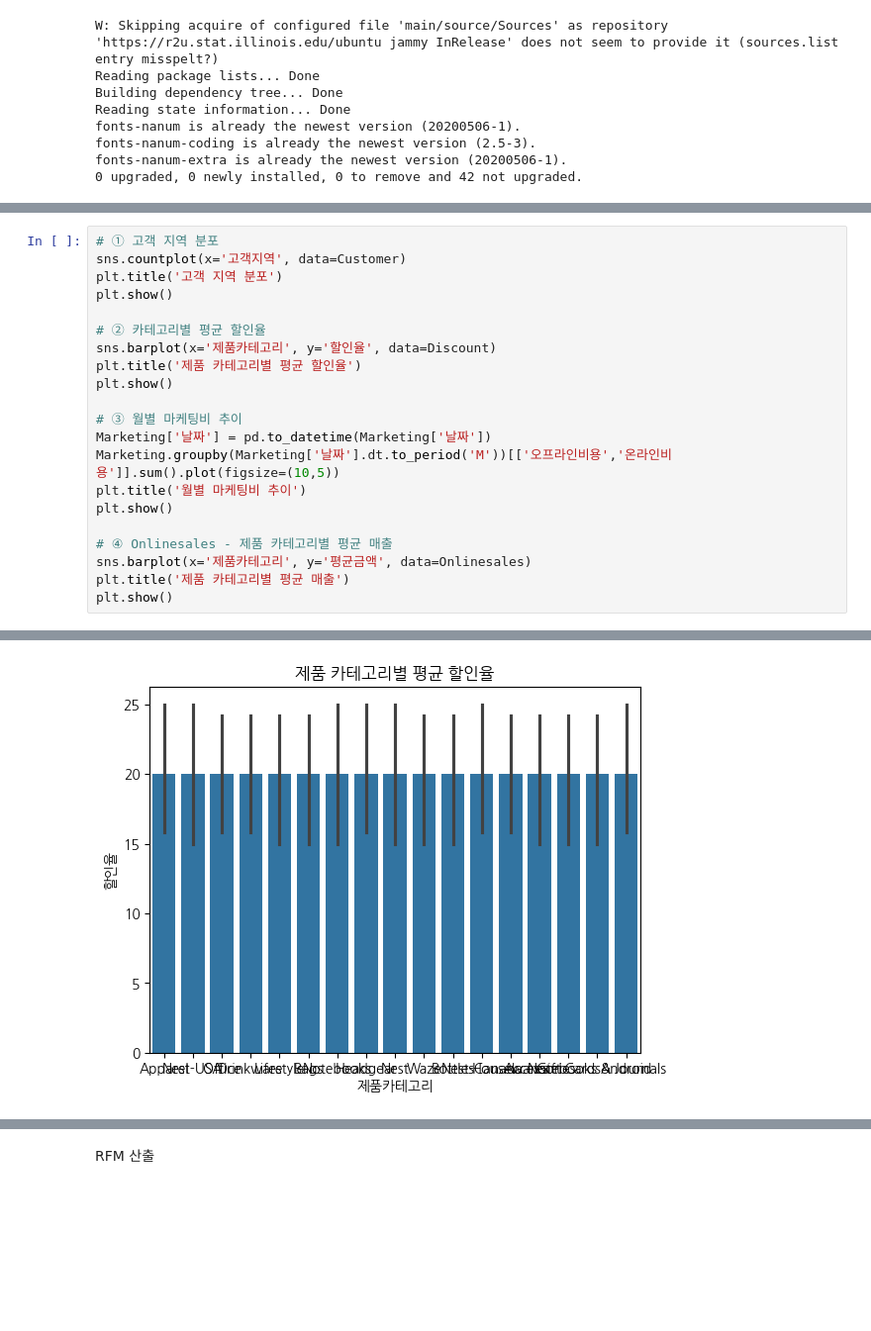
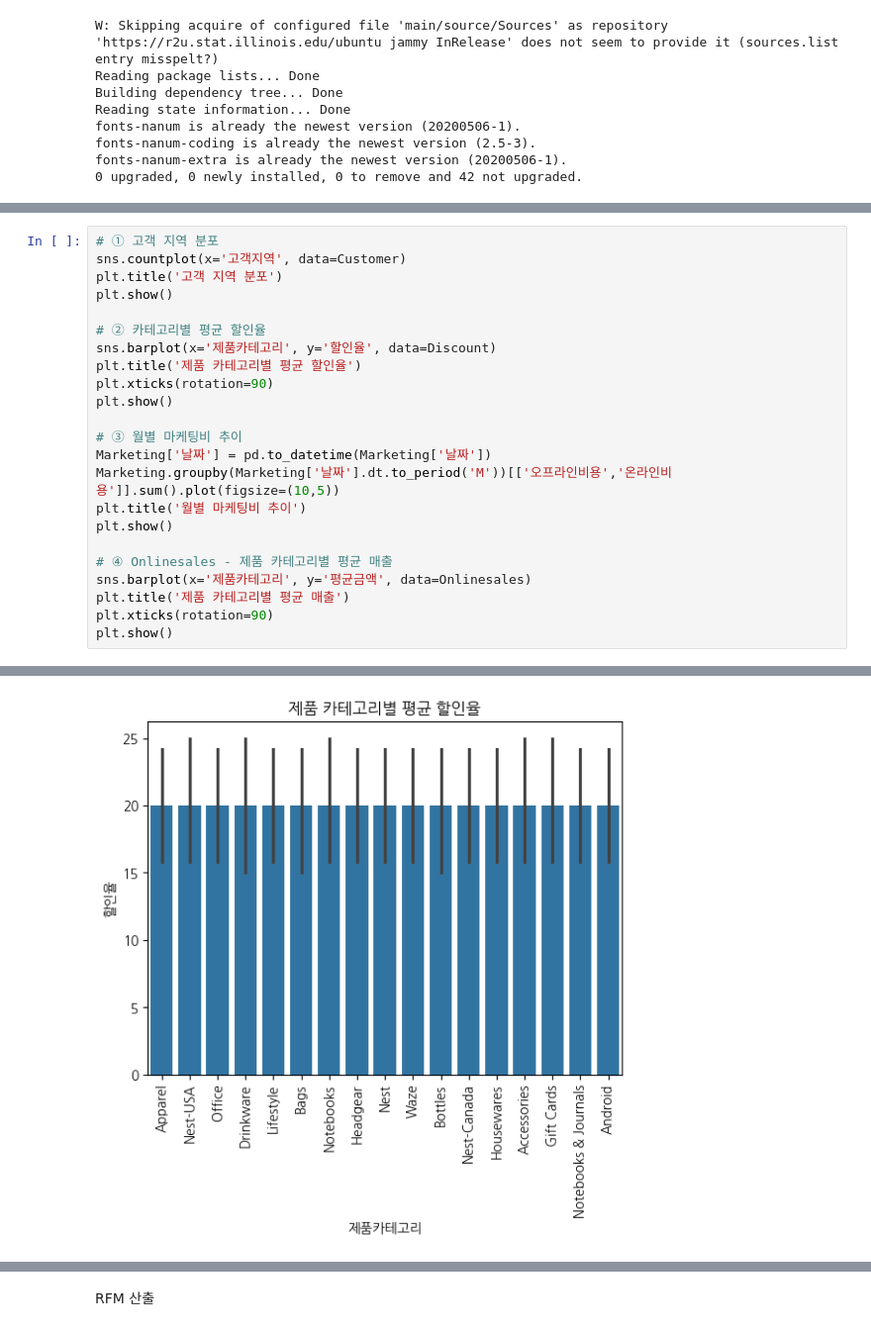
Before and after one commit to s0j5i1m5-coder/Colab, a Jupyter notebook: EDA_및_RFM_산출.ipynb, the cells around one changed output, grey strips where cells are left out. Shown: that part at 99% size. Drawn from its saved outputs; the diff is of its cells as text; blank space fills up the shorter version.

```diff
--- a/EDA_및_RFM_산출.ipynb
+++ b/EDA_및_RFM_산출.ipynb
@@ -209,25 +207,27 @@ Data columns (total 3 columns):
 # %%
 # ① 고객 지역 분포
 sns.countplot(x='고객지역', data=Customer)
 plt.title('고객 지역 분포')
 plt.show()
 
 # ② 카테고리별 평균 할인율
 sns.barplot(x='제품카테고리', y='할인율', data=Discount)
 plt.title('제품 카테고리별 평균 할인율')
+plt.xticks(rotation=90)
 plt.show()
 
 # ③ 월별 마케팅비 추이
 Marketing['날짜'] = pd.to_datetime(Marketing['날짜'])
 Marketing.groupby(Marketing['날짜'].dt.to_period('M'))[['오프라인비용','온라인비용']].sum().plot(figsize=(10,5))
 plt.title('월별 마케팅비 추이')
 plt.show()
 
 # ④ Onlinesales - 제품 카테고리별 평균 매출
 sns.barplot(x='제품카테고리', y='평균금액', data=Onlinesales)
 plt.title('제품 카테고리별 평균 매출')
+plt.xticks(rotation=90)
 plt.show()
 # %% [output]
 [figure]
-[figure, old version]
+[figure, new version]
 [figure]
```
Also changed, not shown: parts of 2 cells of this notebook.
